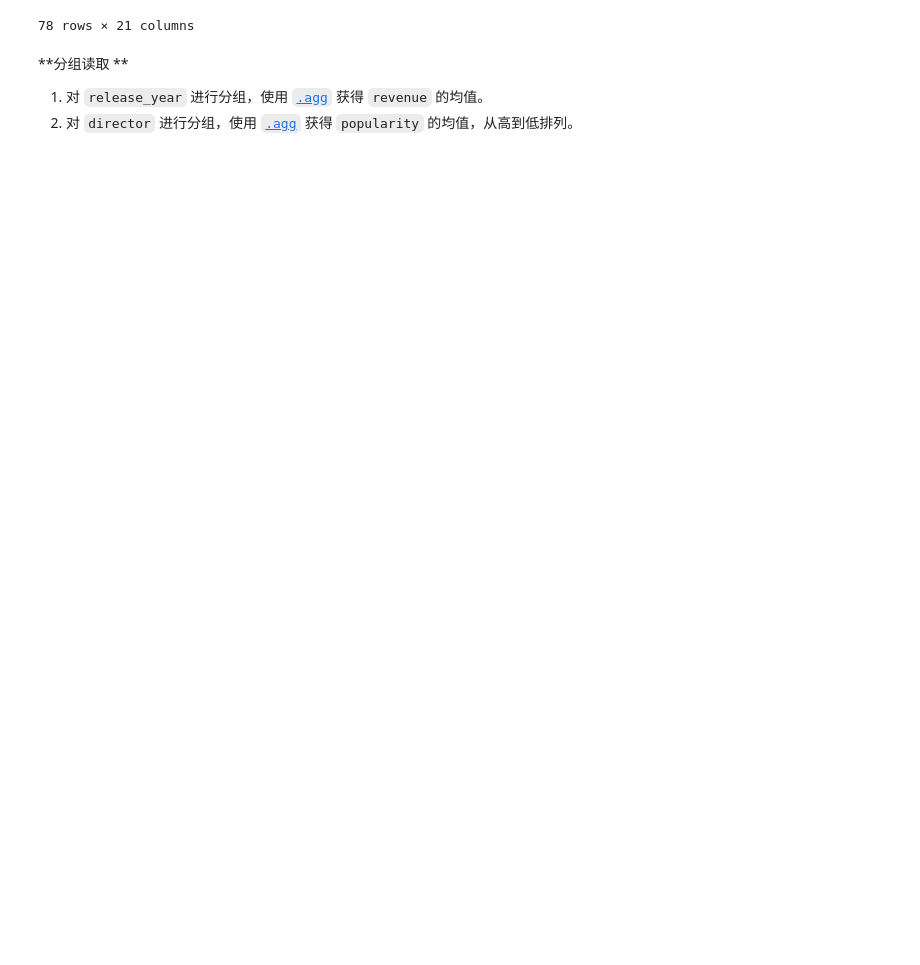
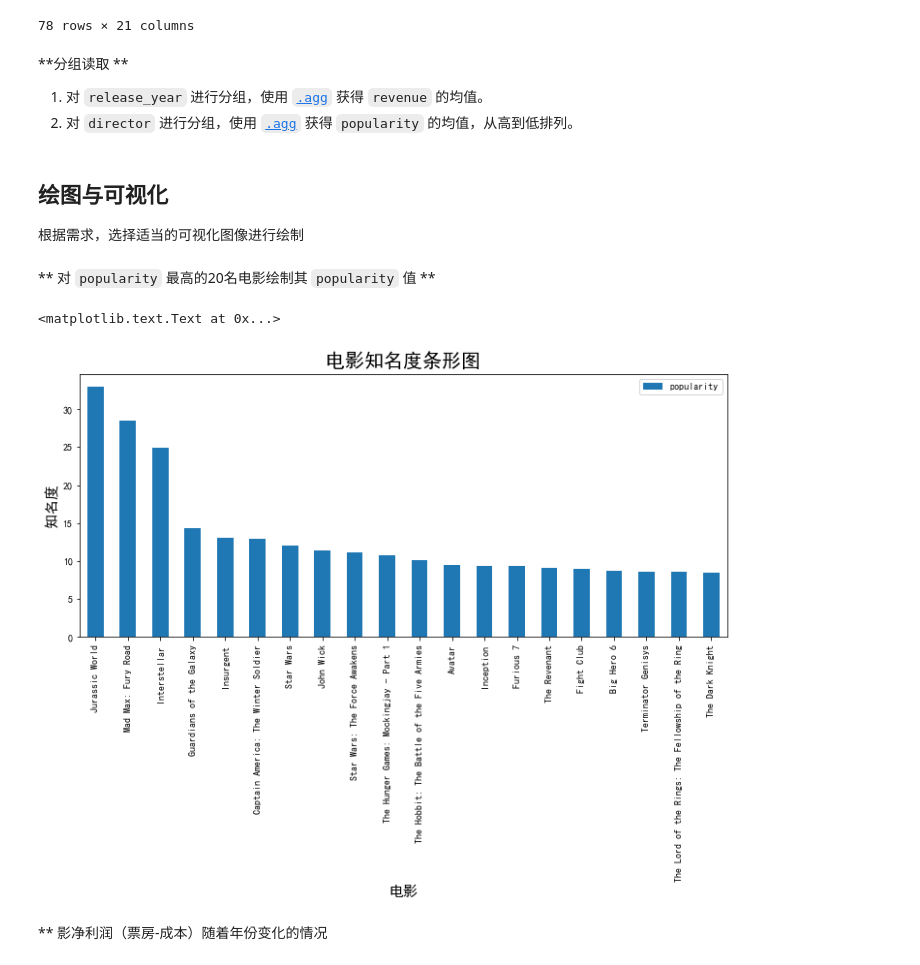
Before and after one commit to zhangjiqiang/CodeProject, a Jupyter notebook: Movie_Explore/Movie_Explore.ipynb, the cells around one changed output. Saved outputs shown, nothing was run; the diff lists cells and outputs as text; code cells hidden in the pictures; blank space fills up the shorter version.

Commit message:
数据可视化
这个提交通过matplotlib进行数据可视化，对 popularity 最高的20名电影绘制其
popularity 值，绘制影净利润（票房-成本）随着年份变化的情况

```diff
--- a/Movie_Explore/Movie_Explore.ipynb
+++ b/Movie_Explore/Movie_Explore.ipynb
@@ -152,3 +152,20 @@ movie_data.groupby(['release_year']).agg({'revenue':'mean'})
 
 #2
 df = movie_data.groupby(['director']).agg({'popularity':'mean'}).sort_values(by='popularity', ascending = False)
+# %% [markdown]
+## 绘图与可视化
+根据需求，选择适当的可视化图像进行绘制
+# %% [markdown]
+** 对 `popularity` 最高的20名电影绘制其 `popularity` 值 **
+# %%
+base_color = sb.color_palette()[0]
+film_popularity = movie_data.sort_values(by=['popularity'],ascending = False)[:20]
+film_popularity.plot.bar(x='original_title',y='popularity',figsize=(12,5),color = base_color)
+plt.xlabel("电影", fontsize=15)
+plt.ylabel("知名度", fontsize=15)
+plt.title("电影知名度条形图",fontsize=20)
+# %% [output]
+<matplotlib.text.Text at 0x...>
+[figure, added]
+# %% [markdown]
+** 影净利润（票房-成本）随着年份变化的情况
```
